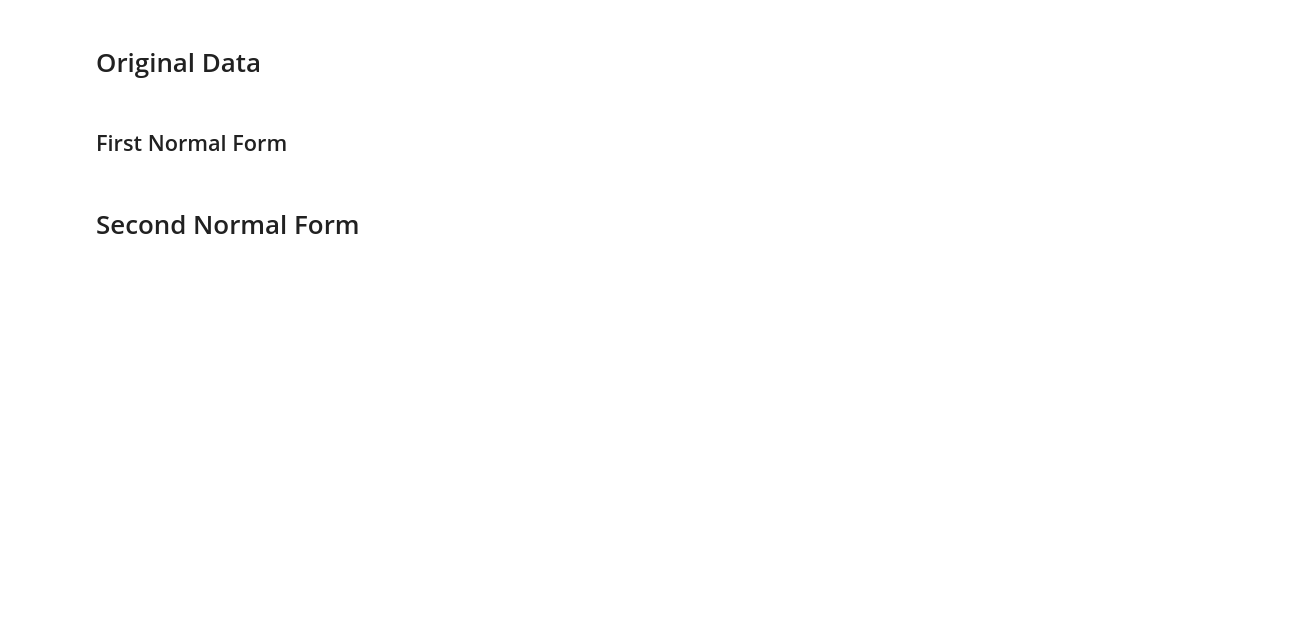
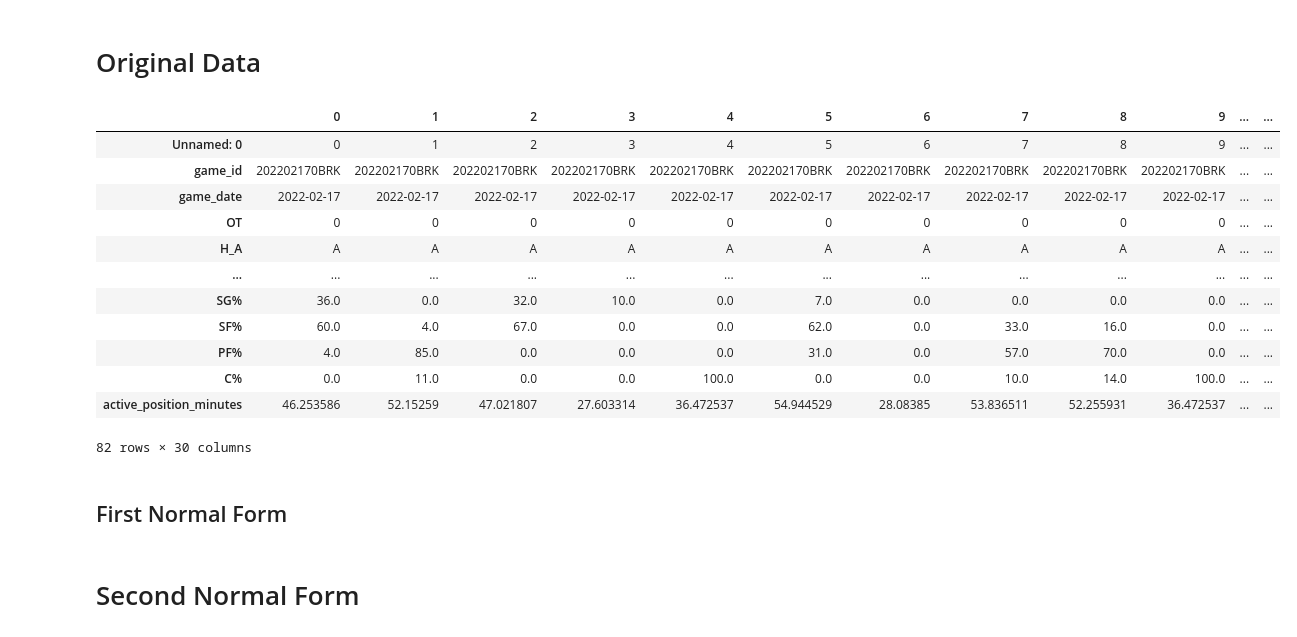
Before and after one commit to Eric-Onyame/contrans2023, a Jupyter notebook: nba.ipynb, the cells around one changed output. Cells and saved outputs as stored; diff of their text form; code cells hidden in the pictures; blank space fills up the shorter version.

```diff
--- a/nba.ipynb
+++ b/nba.ipynb
@@ -11,7 +26,21 @@ nba= pd.read_csv('nba.csv', low_memory= False)
 # Original Data
 # %%
 pd.set_option('display.max_rows', 50)
-#nba.head(3).T
+nba.head(30).T
+# %% [output]
+|  | 0 | 1 | 2 | 3 | 4 | 5 | 6 | 7 | 8 | 9 | ... | ... |
+| Unnamed: 0 | 0 | 1 | 2 | 3 | 4 | 5 | 6 | 7 | 8 | 9 | ... | ... |
+| game_id | 202202170BRK | 202202170BRK | 202202170BRK | 202202170BRK | 202202170BRK | 202202170BRK | 202202170BRK | 202202170BRK | 202202170BRK | 202202170BRK | ... | ... |
+| game_date | 2022-02-17 | 2022-02-17 | 2022-02-17 | 2022-02-17 | 2022-02-17 | 2022-02-17 | 2022-02-17 | 2022-02-17 | 2022-02-17 | 2022-02-17 | ... | ... |
+| OT | 0 | 0 | 0 | 0 | 0 | 0 | 0 | 0 | 0 | 0 | ... | ... |
+| H_A | A | A | A | A | A | A | A | A | A | A | ... | ... |
+| ... | ... | ... | ... | ... | ... | ... | ... | ... | ... | ... | ... | ... |
+| SG% | 36.0 | 0.0 | 32.0 | 10.0 | 0.0 | 7.0 | 0.0 | 0.0 | 0.0 | 0.0 | ... | ... |
+| SF% | 60.0 | 4.0 | 67.0 | 0.0 | 0.0 | 62.0 | 0.0 | 33.0 | 16.0 | 0.0 | ... | ... |
+| PF% | 4.0 | 85.0 | 0.0 | 0.0 | 0.0 | 31.0 | 0.0 | 57.0 | 70.0 | 0.0 | ... | ... |
+| C% | 0.0 | 11.0 | 0.0 | 0.0 | 100.0 | 0.0 | 0.0 | 10.0 | 14.0 | 100.0 | ... | ... |
+| active_position_minutes | 46.253586 | 52.15259 | 47.021807 | 27.603314 | 36.472537 | 54.944529 | 28.08385 | 53.836511 | 52.255931 | 36.472537 | ... | ... |
+82 rows × 30 columns
 # %%
 ##Entity- table
 ##Attribute- column
```
Also changed, not shown: parts of 4 cells of this notebook, 10 other files.
